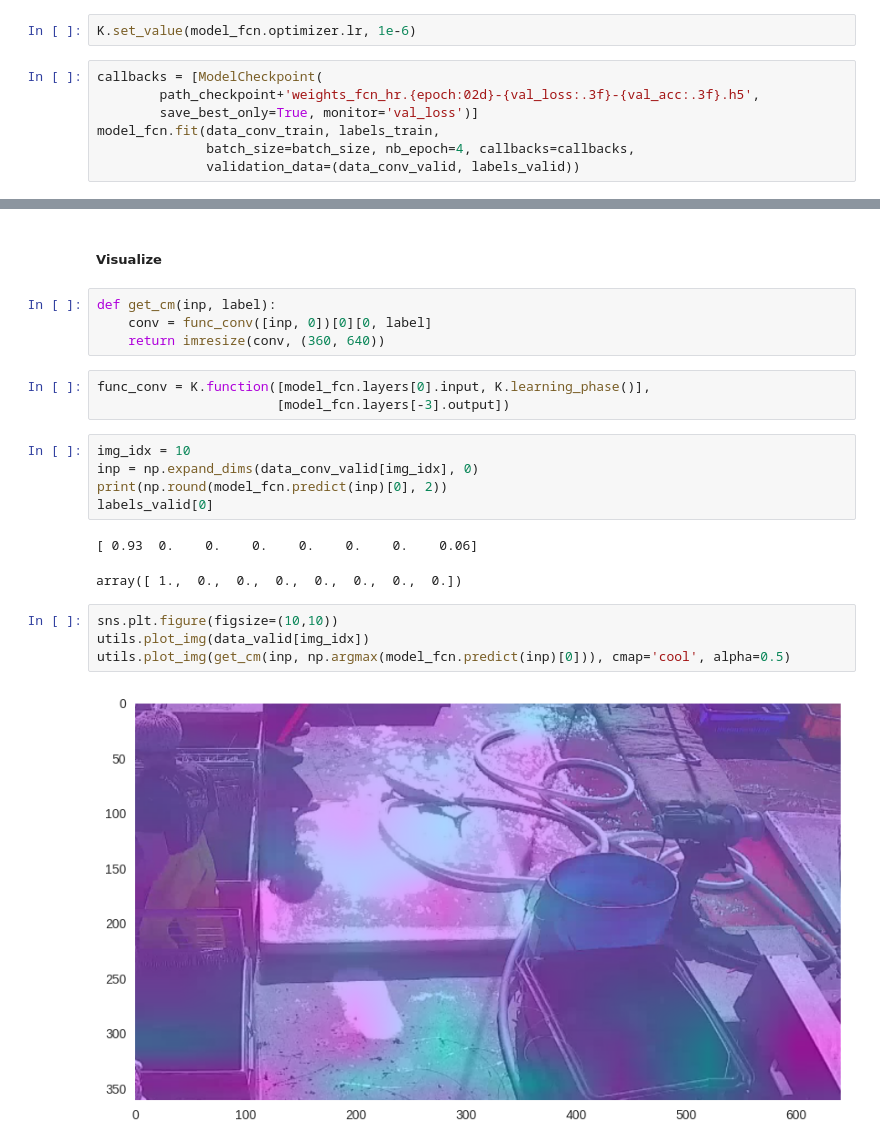
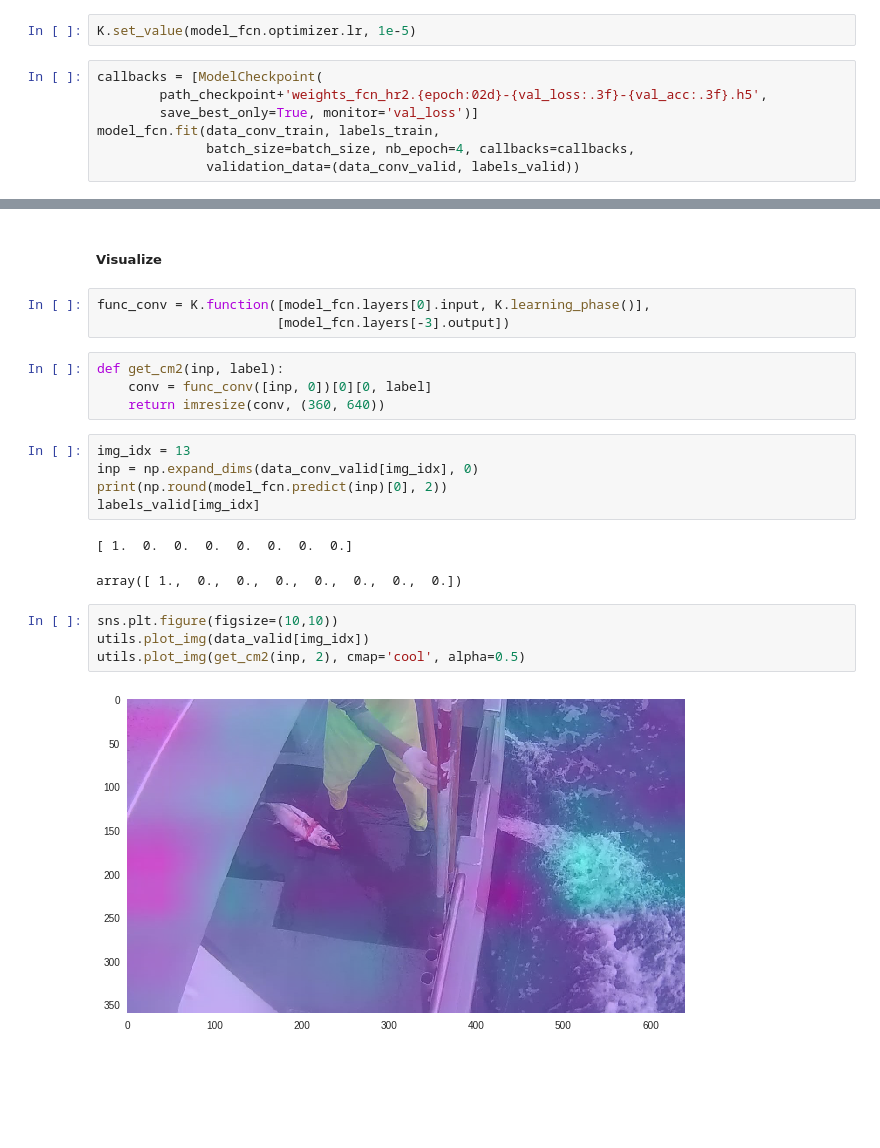
Before and after one commit to osheari1/fast_ai, a Jupyter notebook: lessons/lesson7.ipynb, the cells around one changed output, grey strips where cells are left out. Drawn from its saved outputs; the diff is of its cells as text; blank space fills up the shorter version.

```diff
--- a/lessons/lesson7.ipynb
+++ b/lessons/lesson7.ipynb
@@ -945,10 +1003,10 @@ model_fcn.load_weights(glob(path_checkpoint+'weights_fcn.*')[0])
 # %% [markdown]
 ##### Lower lr
 # %%
-K.set_value(model_fcn.optimizer.lr, 1e-6)
+K.set_value(model_fcn.optimizer.lr, 1e-5)
 # %%
 callbacks = [ModelCheckpoint(
-        path_checkpoint+'weights_fcn_hr.{epoch:02d}-{val_loss:.3f}-{val_acc:.3f}.h5',
+        path_checkpoint+'weights_fcn_hr2.{epoch:02d}-{val_loss:.3f}-{val_acc:.3f}.h5',
         save_best_only=True, monitor='val_loss')]
 model_fcn.fit(data_conv_train, labels_train,
               batch_size=batch_size, nb_epoch=4, callbacks=callbacks,
@@ -973,24 +1031,24 @@ utils.rm_checkpoints(path_checkpoint+'weights_fcn_hr', epoch_keep)
 model_fcn.load_weights(glob(path_checkpoint+'weights_fcn.*')[0])
 # %% [markdown]
 ##### Visualize
-# %%
-def get_cm(inp, label):
-    conv = func_conv([inp, 0])[0][0, label]
-    return imresize(conv, (360, 640))
 # %%
 func_conv = K.function([model_fcn.layers[0].input, K.learning_phase()],
                        [model_fcn.layers[-3].output])
+# %%
+def get_cm2(inp, label):
+    conv = func_conv([inp, 0])[0][0, label]
+    return imresize(conv, (360, 640))
 # %%
-img_idx = 10
+img_idx = 13
 inp = np.expand_dims(data_conv_valid[img_idx], 0)
 print(np.round(model_fcn.predict(inp)[0], 2))
-labels_valid[0]
+labels_valid[img_idx]
 # %% [output]
-[ 0.93  0.    0.    0.    0.    0.    0.    0.06]
+[ 1.  0.  0.  0.  0.  0.  0.  0.]
 array([ 1.,  0.,  0.,  0.,  0.,  0.,  0.,  0.])
 # %%
 sns.plt.figure(figsize=(10,10))
 utils.plot_img(data_valid[img_idx])
-utils.plot_img(get_cm(inp, np.argmax(model_fcn.predict(inp)[0])), cmap='cool', alpha=0.5)
+utils.plot_img(get_cm2(inp, 2), cmap='cool', alpha=0.5)
 # %% [output]
-[figure, old version]
+[figure, new version]
```
Also changed, not shown: parts of 55 cells of this notebook.
